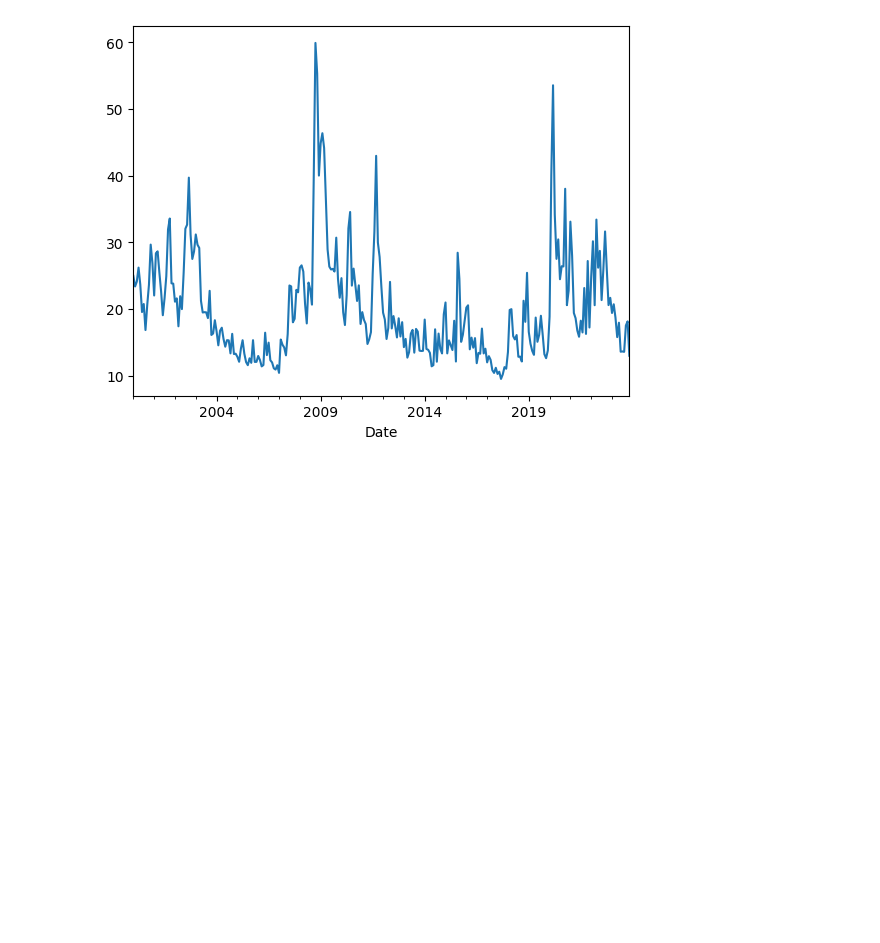
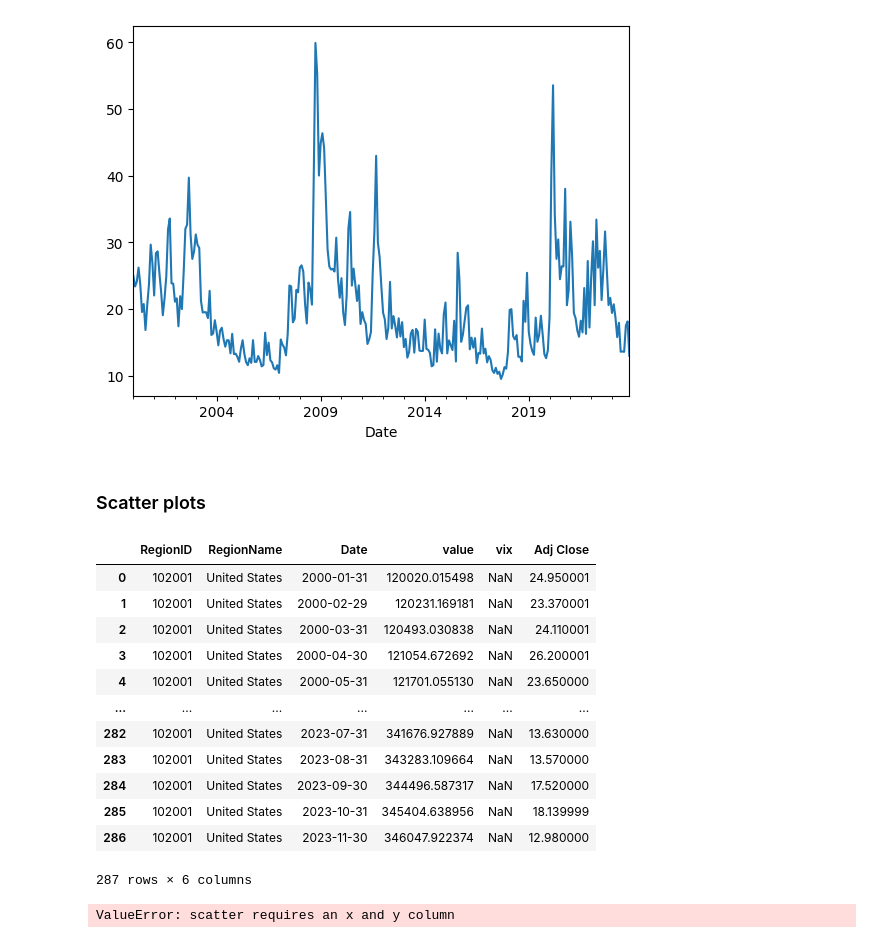
Before and after one commit to rohit-dotcom/finance_modelling, a Jupyter notebook: GWP_Project_2/Zillow_Housing_Data_EDA.ipynb, the cells around one changed output. Saved outputs shown, nothing was run; the diff lists cells and outputs as text; code cells hidden in the pictures; blank space fills up the shorter version.

```diff
--- a/GWP_Project_2/Zillow_Housing_Data_EDA.ipynb
+++ b/GWP_Project_2/Zillow_Housing_Data_EDA.ipynb
@@ -86,3 +86,25 @@ vix_df.plot()
 # %% [output]
 <Axes: xlabel='Date'>
 [figure]
+# %% [markdown]
+### Scatter plots
+# %%
+vix_df=vix_df.reset_index()
+# %%
+housing_df['Date']=pd.to_datetime(housing_df['Date'])
+# %%
+housing_df.merge(vix_df,on='Date')
+# %% [output]
+|  | RegionID | RegionName | Date | value | vix | Adj Close |
+| 0 | 102001 | United States | 2000-01-31 | 120020.015498 | NaN | 24.950001 |
+| 1 | 102001 | United States | 2000-02-29 | 120231.169181 | NaN | 23.370001 |
+| 2 | 102001 | United States | 2000-03-31 | 120493.030838 | NaN | 24.110001 |
+| 3 | 102001 | United States | 2000-04-30 | 121054.672692 | NaN | 26.200001 |
+| 4 | 102001 | United States | 2000-05-31 | 121701.055130 | NaN | 23.650000 |
+| ... | ... | ... | ... | ... | ... | ... |
+| 282 | 102001 | United States | 2023-07-31 | 341676.927889 | NaN | 13.630000 |
+| 283 | 102001 | United States | 2023-08-31 | 343283.109664 | NaN | 13.570000 |
+| 284 | 102001 | United States | 2023-09-30 | 344496.587317 | NaN | 17.520000 |
+| 285 | 102001 | United States | 2023-10-31 | 345404.638956 | NaN | 18.139999 |
+| 286 | 102001 | United States | 2023-11-30 | 346047.922374 | NaN | 12.980000 |
+287 rows × 6 columns
@@ -88,0 +115,4 @@ vix_df.plot()
+# %%
+merged_df_std.plot(x='value',y='Adj Close',kind='Sca')
+# %% [output]
+ValueError: scatter requires an x and y column
```
Also changed, not shown: parts of 2 cells of this notebook, 1 other file.
